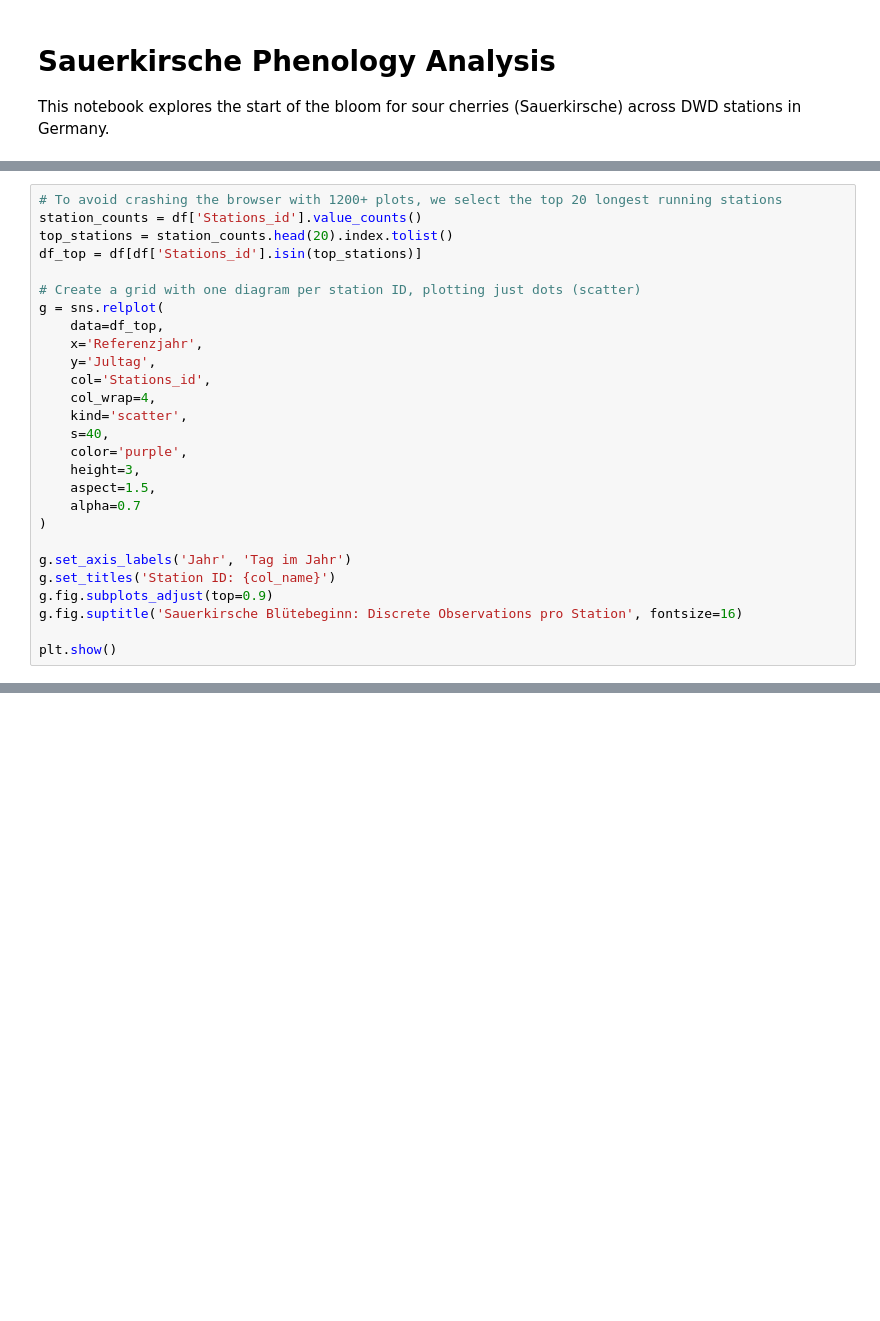
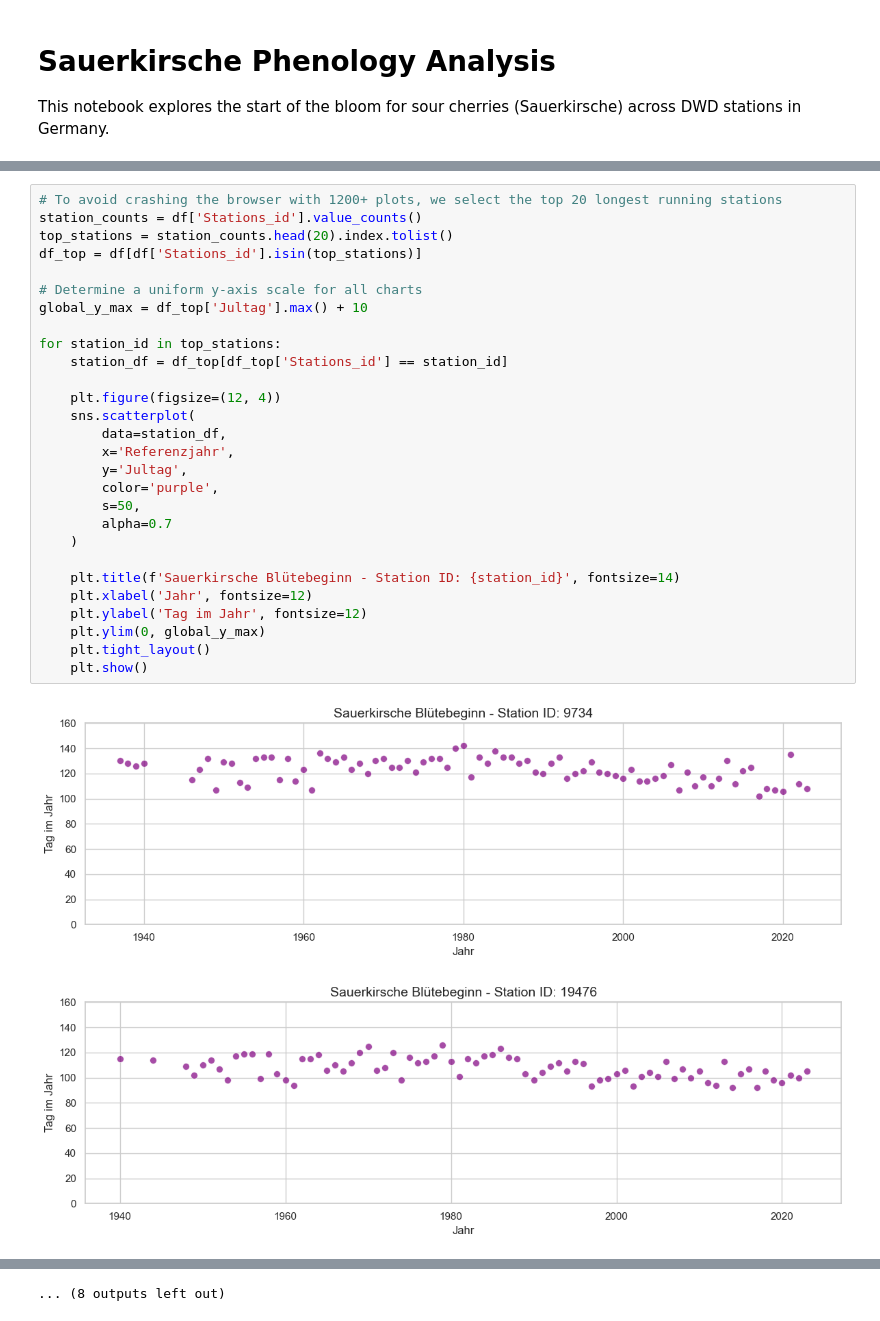
Before and after one commit to kleinnconrad/dwd-weather-stations-data, a Jupyter notebook: analytics/kirschbluete_timeseries.ipynb, the cells around one changed output, grey strips where cells are left out. Drawn from its saved outputs; the diff is of its cells as text; blank space fills up the shorter version.

```diff
--- a/analytics/kirschbluete_timeseries.ipynb
+++ b/analytics/kirschbluete_timeseries.ipynb
@@ -18,27 +26,31 @@ Plotting discrete observations (Julian day of bloom start) per year, with one di
 # %%
 # To avoid crashing the browser with 1200+ plots, we select the top 20 longest running stations
 station_counts = df['Stations_id'].value_counts()
 top_stations = station_counts.head(20).index.tolist()
 df_top = df[df['Stations_id'].isin(top_stations)]
 
-# Create a grid with one diagram per station ID, plotting just dots (scatter)
-g = sns.relplot(
-    data=df_top,
-    x='Referenzjahr',
-    y='Jultag',
-    col='Stations_id',
-    col_wrap=4,
-    kind='scatter',
-    s=40,
-    color='purple',
-    height=3,
-    aspect=1.5,
-    alpha=0.7
-)
+# Determine a uniform y-axis scale for all charts
+global_y_max = df_top['Jultag'].max() + 10
 
-g.set_axis_labels('Jahr', 'Tag im Jahr')
-g.set_titles('Station ID: {col_name}')
-g.fig.subplots_adjust(top=0.9)
-g.fig.suptitle('Sauerkirsche Blütebeginn: Discrete Observations pro Station', fontsize=16)
+for station_id in top_stations:
+    station_df = df_top[df_top['Stations_id'] == station_id]
 
-plt.show()
+    plt.figure(figsize=(12, 4))
+    sns.scatterplot(
+        data=station_df,
+        x='Referenzjahr',
+        y='Jultag',
+        color='purple',
+        s=50,
+        alpha=0.7
+    )
+
+    plt.title(f'Sauerkirsche Blütebeginn - Station ID: {station_id}', fontsize=14)
+    plt.xlabel('Jahr', fontsize=12)
+    plt.ylabel('Tag im Jahr', fontsize=12)
+    plt.ylim(0, global_y_max)
+    plt.tight_layout()
+    plt.show()
+# %% [output]
+[figure, added]
+[figure, added]
@@ -44,0 +67 @@ plt.show()
+... (8 outputs left out)
```
Also changed, not shown: parts of 3 cells of this notebook.
